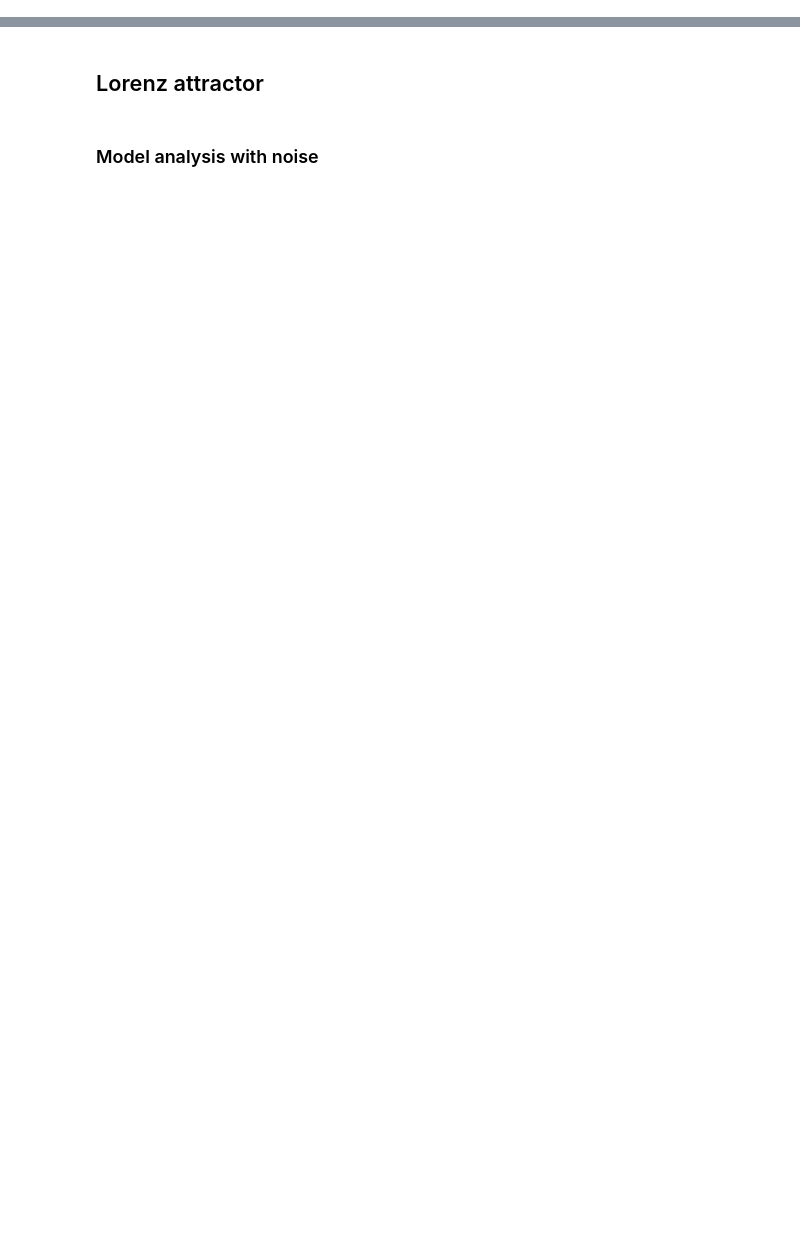
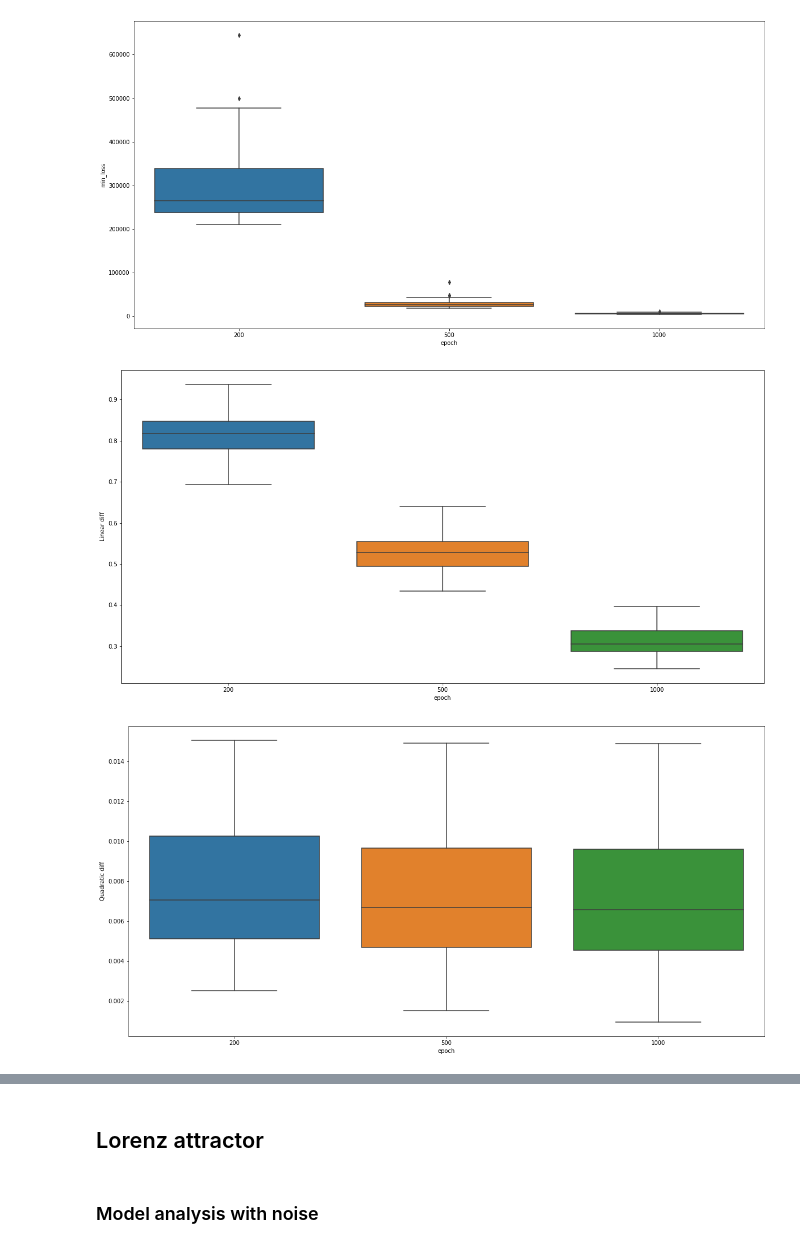
Before and after one commit to KennethThNg/Semester-project-dynamical-system-learning, a Jupyter notebook: ode_demo.ipynb, the cells around one changed output, grey strips where cells are left out. Drawn from its saved outputs; the diff is of its cells as text; code cells hidden in the pictures; blank space fills up the shorter version.

```diff
--- a/ode_demo.ipynb
+++ b/ode_demo.ipynb
@@ -53,7 +180,14 @@ boxplot_feature(data=grid_df_pend, fixed_feat1='epoch', val_feat1=1000, fixed_fe
 # %%
-boxplot_feature(data=grid_df_pend, fixed_feat1='noise_std', val_feat1=0, fixed_feat2='batch', val_feat2=10, feat_x='epoch', feat_y='min_loss');
-boxplot_feature(data=grid_df_pend, fixed_feat1='noise_std', val_feat1=0, fixed_feat2='batch', val_feat2=10, feat_x='epoch', feat_y='Linear diff');
-boxplot_feature(data=grid_df_pend, fixed_feat1='noise_std', val_feat1=0, fixed_feat2='batch', val_feat2=10, feat_x='epoch', feat_y='Quadratic diff')
+boxplot_feature(data=grid_df_pend, fixed_feat1='noise_std', val_feat1=0,
+                fixed_feat2='batch', val_feat2=10, feat_x='epoch', feat_y='min_loss');
+boxplot_feature(data=grid_df_pend, fixed_feat1='noise_std', val_feat1=0,
+                fixed_feat2='batch', val_feat2=10, feat_x='epoch', feat_y='Linear diff');
+boxplot_feature(data=grid_df_pend, fixed_feat1='noise_std', val_feat1=0,
+                fixed_feat2='batch', val_feat2=10, feat_x='epoch', feat_y='Quadratic diff')
+# %% [output]
+[figure, added]
+[figure, added]
+[figure, added]
 # %%
 boxplot_feature(data=grid_df_pend, fixed_feat1='noise_std', val_feat1=0, fixed_feat2='epoch', val_feat2=1000, feat_x='batch', feat_y='min_loss');
 boxplot_feature(data=grid_df_pend, fixed_feat1='noise_std', val_feat1=0, fixed_feat2='epoch', val_feat2=1000, feat_x='batch', feat_y='Linear diff');
```
Also changed, not shown: parts of 22 cells of this notebook, 1 other file.
